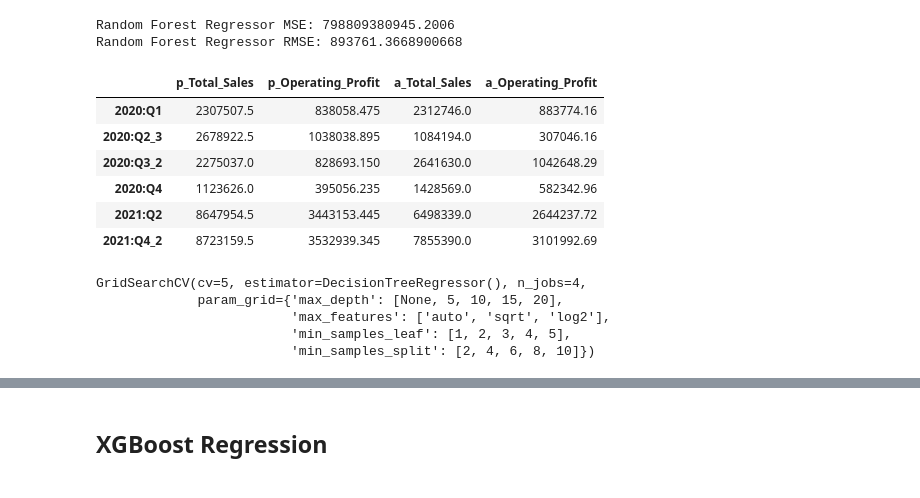
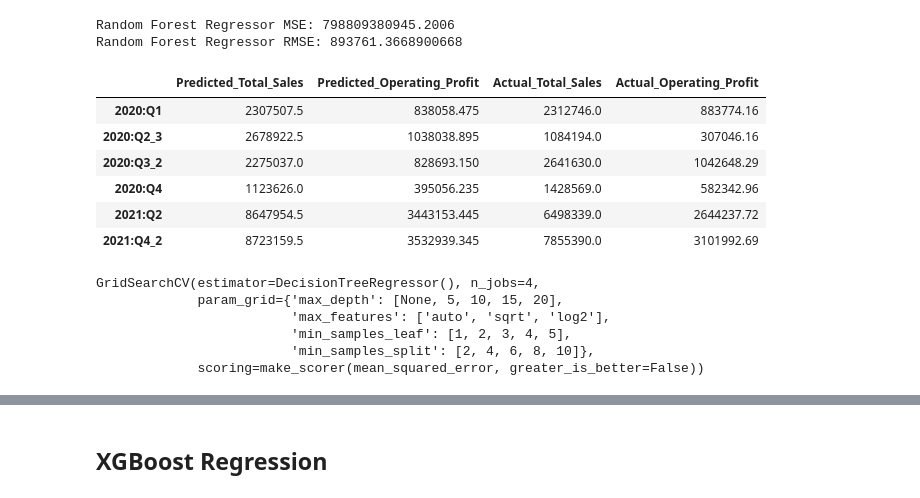
Before and after one commit to MitchellGleason/Final-Project, a Jupyter notebook: Machine_Leanring_Notebooks/multi_linear_reg_ML.ipynb, the cells around one changed output, grey strips where cells are left out. Saved outputs shown, nothing was run; the diff lists cells and outputs as text; code cells hidden in the pictures.

```diff
--- a/Machine_Leanring_Notebooks/multi_linear_reg_ML.ipynb
+++ b/Machine_Leanring_Notebooks/multi_linear_reg_ML.ipynb
@@ -474,11 +623,0 @@ px.line(rfr_df, x=rfr_df.index, y=['p_Total_Sales', 'a_Total_Sales', 'p_Operatin
-# %%
-#Find optimal parameters using GridSearchCV
-grid = {'n_estimators': [50, 100, 200, 300, 400],
-        'max_depth': [None, 5, 10, 15, 20],
-        'min_samples_split': [2, 4, 6, 8, 10],
-        'min_samples_leaf': [1, 2, 3, 4, 5],
-        'max_features': ['auto', 'sqrt', 'log2']}
-
-#Grid search function
-CV_rfr = GridSearchCV(estimator=RandomForestRegressor(), param_grid=grid, cv=5, n_jobs=4)
-CV_rfr.fit(X_train, y_train)
@@ -552,6 +634,9 @@ svr_quarterly_model = SVR(kernel='rbf', C=100, gamma=0.1, epsilon=.1)
 # %%
-#Fit model to training data
-svr_quarterly_model.fit(X_train, y_train.drop('Operating Profit', axis=1).values.ravel())
+#Create model
+svr = SVR(kernel='rbf', C=100, gamma=0.1, epsilon=.1)
+
+#Fit model to training data. SVR only accepts 1D arrays, so we need to drop the Operating_profit column
+svr.fit(X_train, y_train.drop('Operating_profit', axis=1).values.ravel())
 
 #Make predictions using the testing data
-svr_quarterly_model_predictions = svr_quarterly_model.predict(X_test)
+svr_predictions = svr.predict(X_test)
@@ -576,0 +675,10 @@ px.line(svr_quarterly_model_df, x=svr_quarterly_model_df.index, y=['p_Total_Sale
+# %%
+#Find the optimal parameters for the SVR model
+mse = make_scorer(mean_squared_error, greater_is_better=False)
+
+#
+svr_grid = {'kernel': ['rbf'], 'C': [1, 10, 100, 1000], 'gamma': [0.1, 0.01, 0.001, 0.0001], 'epsilon': [.1, .01, .001, .0001]}
+
+#Create a grid search object
+CV_opt_svr = GridSearchCV(estimator=SVR(), param_grid=svr_grid, scoring=mse, cv=5)
+CV_opt_svr.fit(X_train, y_train.drop('Operating_profit', axis=1).values.ravel())
@@ -576,0 +697,9 @@ px.line(svr_quarterly_model_df, x=svr_quarterly_model_df.index, y=['p_Total_Sale
+# %%
+#Create model
+opt_svr = SVR(kernel='rbf', C=1000, gamma=0.1, epsilon=.1)
+
+#Fit model to training data. SVR only accepts 1D arrays, so we need to drop the Operating_profit column
+opt_svr.fit(X_train, y_train.drop('Operating_profit', axis=1).values.ravel())
+
+#Make predictions using the testing data
+opt_svr_predictions = opt_svr.predict(X_test)
@@ -597,12 +758,12 @@ Random Forest Regressor MSE: 798809380945.2006
 Random Forest Regressor RMSE: 893761.3668900668
 # %%
 #Create a dataframe of the predictions
-dtr_predictions_df = pd.DataFrame(dtr_predictions, columns=['p_Total_Sales', 'p_Operating_Profit'], index=y_test.index)
-dtr_predictions_df['a_Total_Sales'], dtr_predictions_df['a_Operating_Profit'] = y_test['Total Sales'], y_test['Operating Profit']
+dtr_predictions_df = pd.DataFrame(dtr_predictions, columns=['Predicted_Total_Sales', 'Predicted_Operating_Profit'], index=y_test.index)
+dtr_predictions_df['Actual_Total_Sales'], dtr_predictions_df['Actual_Operating_Profit'] = y_test['Total_sales'], y_test['Operating_profit']
 dtr_predictions_df = dtr_predictions_df.sort_index()
 dtr_predictions_df
 # %% [output]
-|  | p_Total_Sales | p_Operating_Profit | a_Total_Sales | a_Operating_Profit |
+|  | Predicted_Total_Sales | Predicted_Operating_Profit | Actual_Total_Sales | Actual_Operating_Profit |
 | 2020:Q1 | 2307507.5 | 838058.475 | 2312746.0 | 883774.16 |
 | 2020:Q2_3 | 2678922.5 | 1038038.895 | 1084194.0 | 307046.16 |
 | 2020:Q3_2 | 2275037.0 | 828693.150 | 2641630.0 | 1042648.29 |
@@ -615,18 +777,22 @@ px.line(dtr_predictions_df, x=dtr_predictions_df.index, y=['p_Total_Sales', 'a_T
 # %%
+#Define the scoring function to be used in GridSearchCV
+mse = make_scorer(mean_squared_error, greater_is_better=False)
+
 #Find optimal parameters using GridSearchCV
 dtr_grid = {'max_depth': [None, 5, 10, 15, 20],
             'min_samples_split': [2, 4, 6, 8, 10],
             'min_samples_leaf': [1, 2, 3, 4, 5],
             'max_features': ['auto', 'sqrt', 'log2']}
 
-dtr_CV = GridSearchCV(estimator=DecisionTreeRegressor(), param_grid=dtr_grid, cv=5, n_jobs=4)
+dtr_CV = GridSearchCV(estimator=DecisionTreeRegressor(), param_grid=dtr_grid, scoring=mse, n_jobs=4)
 dtr_CV.fit(X_train, y_train)
 # %% [output]
-GridSearchCV(cv=5, estimator=DecisionTreeRegressor(), n_jobs=4,
+GridSearchCV(estimator=DecisionTreeRegressor(), n_jobs=4,
              param_grid={'max_depth': [None, 5, 10, 15, 20],
                          'max_features': ['auto', 'sqrt', 'log2'],
                          'min_samples_leaf': [1, 2, 3, 4, 5],
-                         'min_samples_split': [2, 4, 6, 8, 10]})
+                         'min_samples_split': [2, 4, 6, 8, 10]},
+             scoring=make_scorer(mean_squared_error, greater_is_better=False))
 # %%
 dtr_CV.best_params_
 # %% [output]
```
Also changed, not shown: parts of 77 cells of this notebook.
